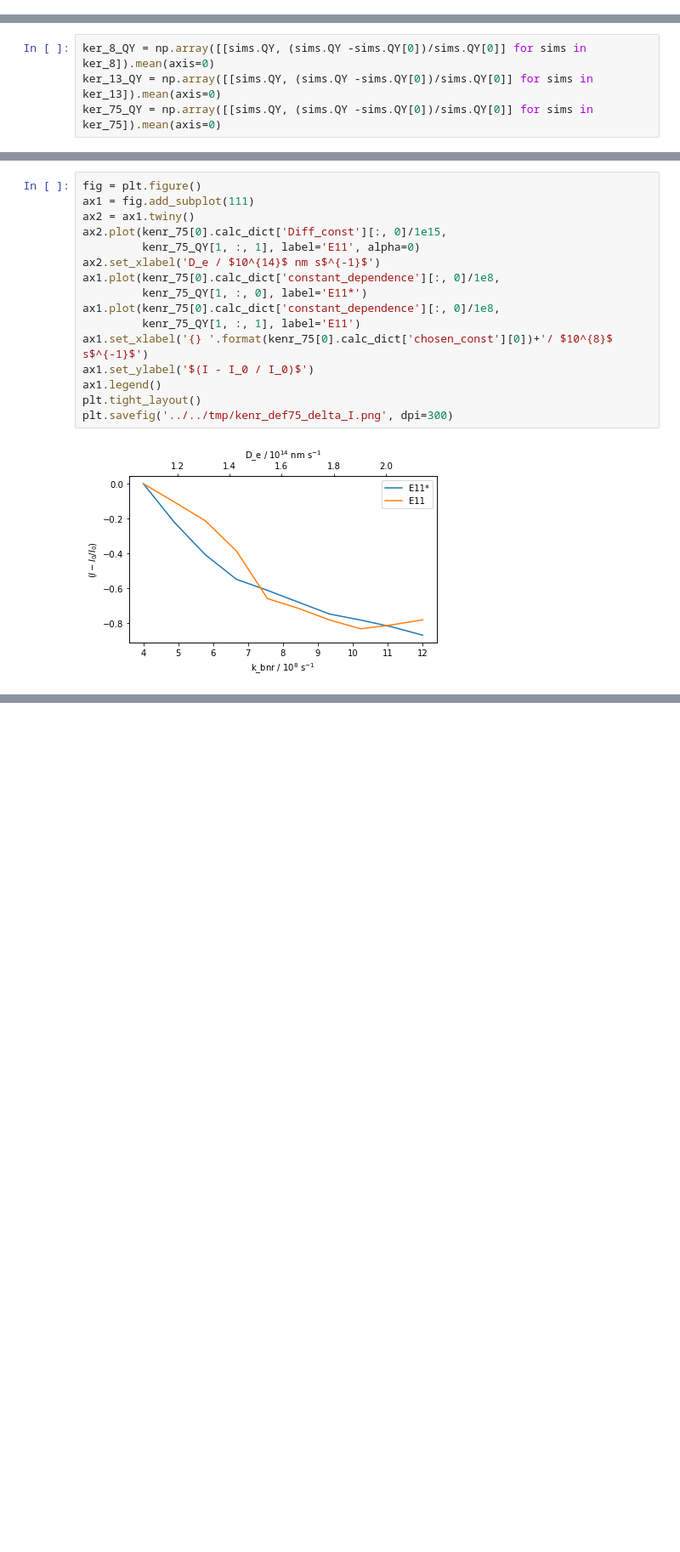
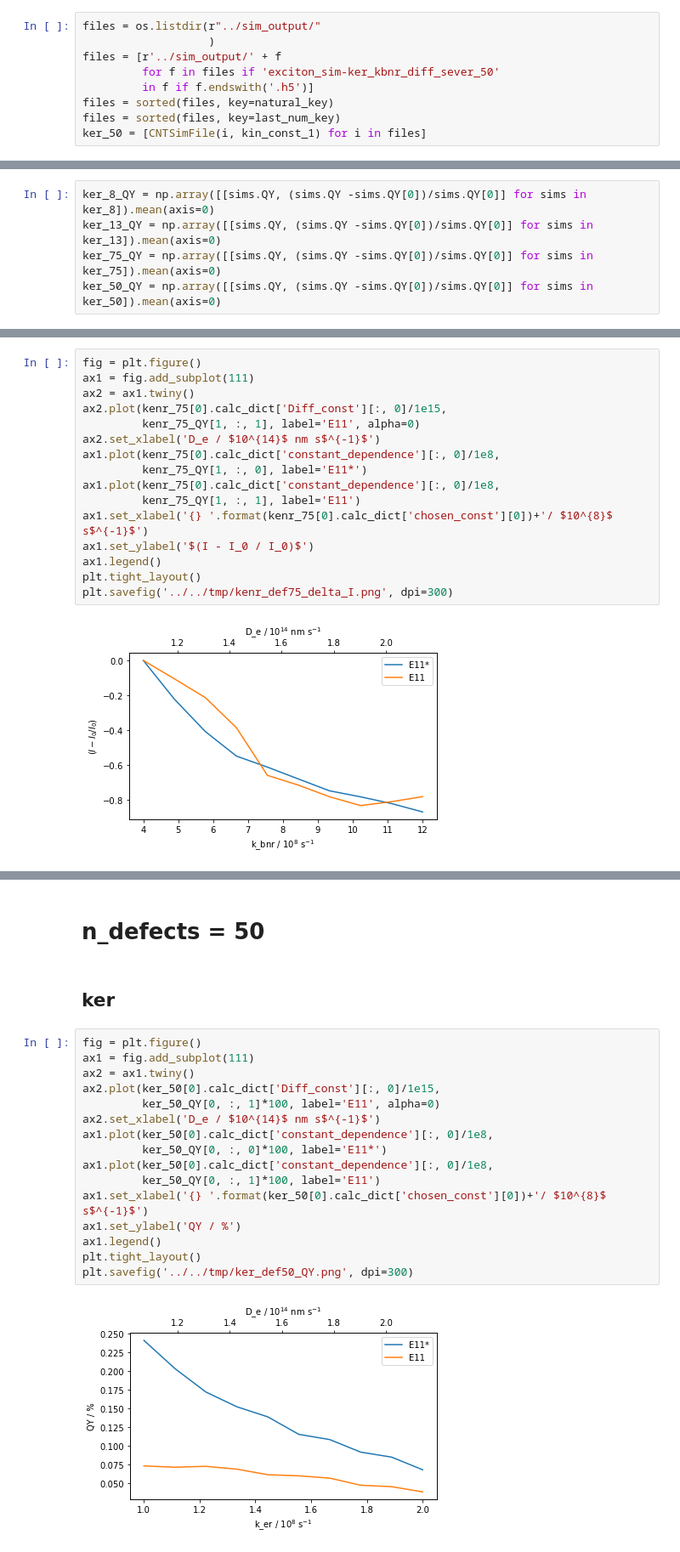
Before and after one commit to mariadohmen/CNT-MC, a Jupyter notebook: simulation/sim_notebooks/2020-10-21-ker_kenr-kbnr-diff-eval.ipynb, the cells around one changed output, grey strips where cells are left out. Shown at 85% size. Saved outputs shown, nothing was run; the diff lists cells and outputs as text; blank space fills up the shorter version.

Commit message:
server evaluation 50 defects on CNT

```diff
--- a/simulation/sim_notebooks/2020-10-21-ker_kenr-kbnr-diff-eval.ipynb
+++ b/simulation/sim_notebooks/2020-10-21-ker_kenr-kbnr-diff-eval.ipynb
@@ -190,3 +190,12 @@ Existing file loaded successfully.
 Existing file loaded successfully.
 Existing file loaded successfully.
 Existing file loaded successfully.
+# %%
+files = os.listdir(r"../sim_output/"
+                   )
+files = [r'../sim_output/' + f
+         for f in files if 'exciton_sim-ker_kbnr_diff_sever_50'
+         in f if f.endswith('.h5')]
+files = sorted(files, key=natural_key)
+files = sorted(files, key=last_num_key)
+ker_50 = [CNTSimFile(i, kin_const_1) for i in files]
@@ -198,6 +238,7 @@ kenr_75_QY = np.array([[sims.QY, (sims.QY -sims.QY[0])/sims.QY[0]] for sims in k
 ker_8_QY = np.array([[sims.QY, (sims.QY -sims.QY[0])/sims.QY[0]] for sims in ker_8]).mean(axis=0)
 ker_13_QY = np.array([[sims.QY, (sims.QY -sims.QY[0])/sims.QY[0]] for sims in ker_13]).mean(axis=0)
 ker_75_QY = np.array([[sims.QY, (sims.QY -sims.QY[0])/sims.QY[0]] for sims in ker_75]).mean(axis=0)
+ker_50_QY = np.array([[sims.QY, (sims.QY -sims.QY[0])/sims.QY[0]] for sims in ker_50]).mean(axis=0)
 # %% [markdown]
 # n_defects = 8
 # %% [markdown]
@@ -498,3 +539,25 @@ kenr_75_pd['E11 (I-I0)/I0'] = kenr_75_QY[1, :, 1]
 kenr_75_pd['E11* QY'] = kenr_75_QY[0, :, 0]
 kenr_75_pd['E11* (I-I0)/I0'] = kenr_75_QY[1, :, 0]
 kenr_75_pd.to_csv('../../tmp/kenr_def75.csv')
+# %% [markdown]
+# n_defects = 50
+# %% [markdown]
+## ker
+# %%
+fig = plt.figure()
+ax1 = fig.add_subplot(111)
+ax2 = ax1.twiny()
+ax2.plot(ker_50[0].calc_dict['Diff_const'][:, 0]/1e15,
+         ker_50_QY[0, :, 1]*100, label='E11', alpha=0)
+ax2.set_xlabel('D_e / $10^{14}$ nm s$^{-1}$')
+ax1.plot(ker_50[0].calc_dict['constant_dependence'][:, 0]/1e8,
+         ker_50_QY[0, :, 0]*100, label='E11*')
+ax1.plot(ker_50[0].calc_dict['constant_dependence'][:, 0]/1e8,
+         ker_50_QY[0, :, 1]*100, label='E11')
+ax1.set_xlabel('{} '.format(ker_50[0].calc_dict['chosen_const'][0])+'/ $10^{8}$ s$^{-1}$')
+ax1.set_ylabel('QY / %')
+ax1.legend()
+plt.tight_layout()
+plt.savefig('../../tmp/ker_def50_QY.png', dpi=300)
+# %% [output]
+[figure, added]
```
Also changed, not shown: parts of 12 cells of this notebook, 1 other file.
